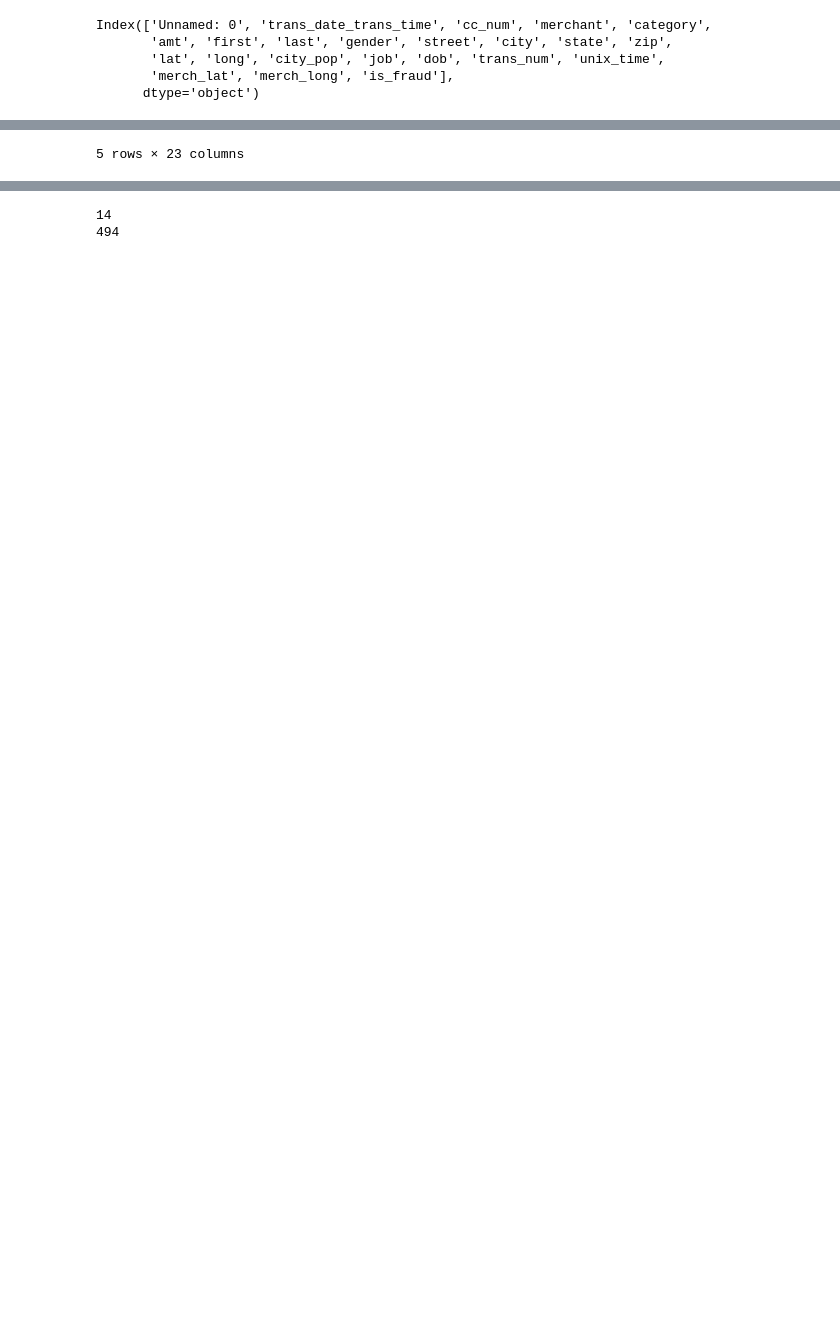
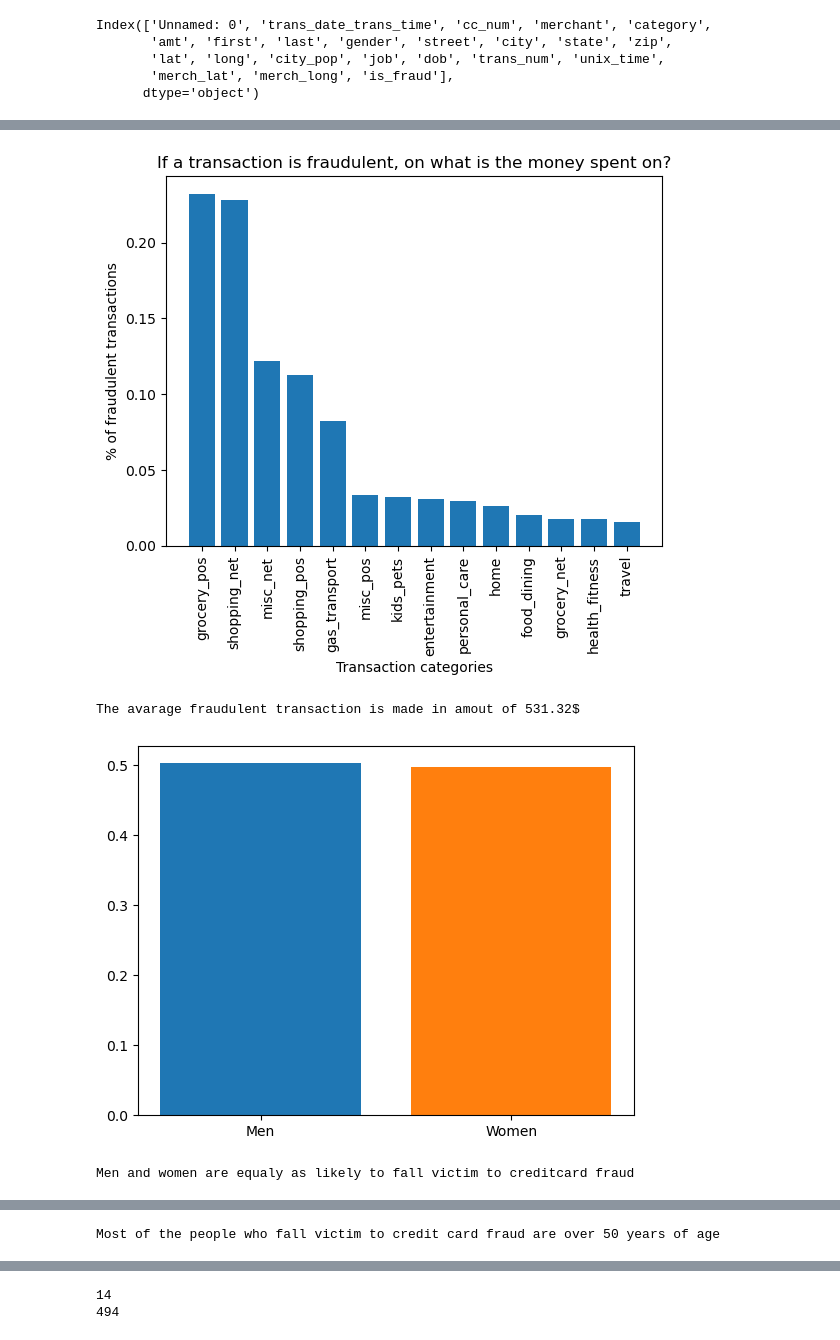
Before and after one commit to maarekarmenoras/IDS-project, a Jupyter notebook: data_understanding.ipynb, the cells around one changed output, grey strips where cells are left out. Drawn from its saved outputs; the diff is of its cells as text; code cells hidden in the pictures; blank space fills up the shorter version.

Commit message:
added graphs and visualization about the data

```diff
--- a/data_understanding.ipynb
+++ b/data_understanding.ipynb
@@ -12,5 +12,55 @@ Index(['Unnamed: 0', 'trans_date_trans_time', 'cc_num', 'merchant', 'category',
        'merch_lat', 'merch_long', 'is_fraud'],
       dtype='object')
 # %%
+import matplotlib.pyplot as plt
+from datetime import datetime
+
 data.head()
+## In which category the most fraud occurs
+fraud_by_category=data[(data['is_fraud']==1)]['category'].value_counts(normalize=True)
+
+## The avg amount of money that is related to a single fraudulent transaction
+fraud_by_amount=data[(data['is_fraud']==1)]['amt'].describe()
+
+plt.bar(x=fraud_by_category.index, height=fraud_by_category.values)
+plt.xticks(rotation=90)
+plt.title("If a transaction is fraudulent, on what is the money spent on?")
+plt.xlabel("Transaction categories")
+plt.ylabel("% of fraudulent transactions")
+plt.show()
+
+print("The avarage fraudulent transaction is made in amout of "+str(round(fraud_by_amount[1],2))+"$")
+
+
+fraud_by_gender = data[(data['is_fraud']==1)]['gender'].value_counts(normalize=True)
+plt.bar(x='Men',height=fraud_by_gender['M'])
+plt.bar(x='Women',height=fraud_by_gender['F'])
+plt.show()
+print("Men and women are equaly as likely to fall victim to creditcard fraud")
+
+
+##Creating age from date of birth
+data['dob']= pd.to_datetime(data['dob'])
+current_date= datetime.now()
+data['age_in_years']= (current_date-data['dob']).astype('<m8[Y]')
+data['age_in_years'] = unique_rows['age_in_years'].map(lambda x: int(x))
+
+
+##Creating full name, assuming all full names are unique
+data['full_name'] = data['first'] + '_' + data['last']
+unique_rows = data.drop_duplicates(subset='full_name')
+age = unique_rows['age_in_years'].value_counts()
+## victims
+vic = data[(data['is_fraud']==1)].drop_duplicates(subset='full_name')
+
+
+
+plt.hist(unique_rows['age_in_years'],bins=10)
+plt.hist(vic['age_in_years'], bins=10)
+plt.xlabel("Age")
+plt.ylabel("Amount of people")
+
+plt.show()
+
+print("Most of the people who fall victim to credit card fraud are over 50 years of age")
 # %% [output]
@@ -23 +67,4 @@ data.head()
+[figure, added]
-5 rows × 23 columns
+The avarage fraudulent transaction is made in amout of 531.32$
+[figure, added]
+Men and women are equaly as likely to fall victim to creditcard fraud
@@ -24,3 +72,4 @@ data.head()
+Most of the people who fall victim to credit card fraud are over 50 years of age
 # %%
 data.describe()
 # %% [output]
```
Also changed, not shown: parts of 2 cells of this notebook.
